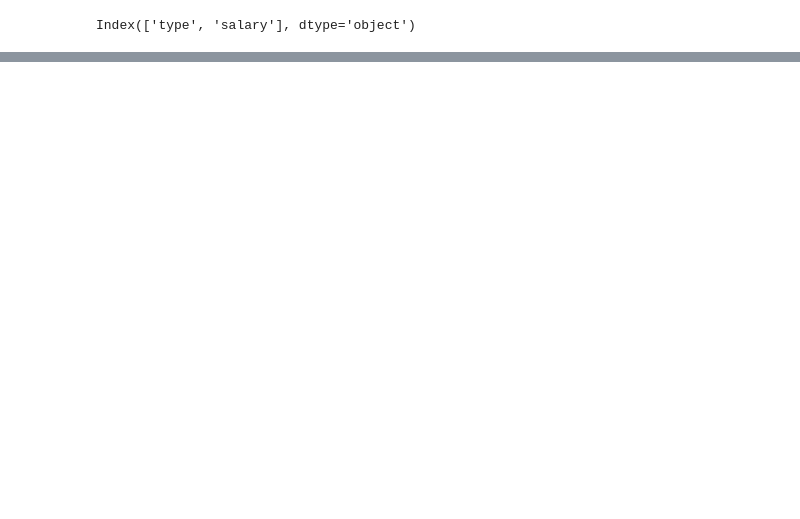
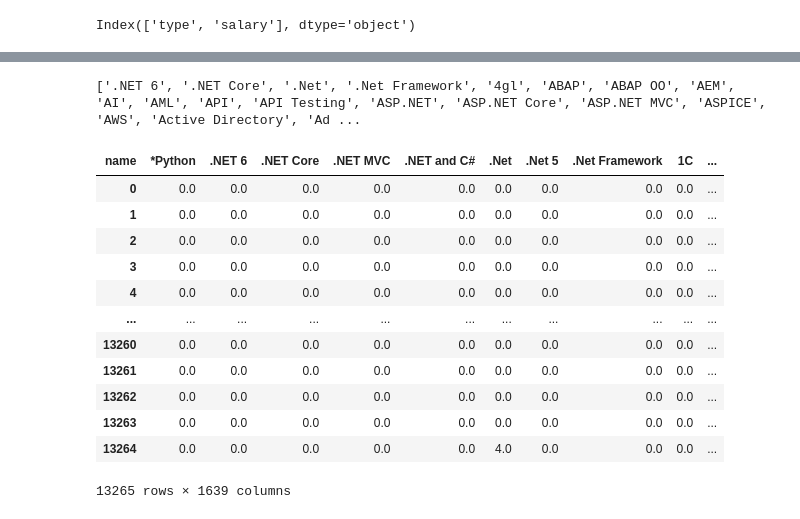
Before and after one commit to dmarszalik/predict_salaries, a Jupyter notebook: predict_salaries.ipynb, the cells around one changed output, grey strips where cells are left out. Saved outputs shown, nothing was run; the diff lists cells and outputs as text; code cells hidden in the pictures; blank space fills up the shorter version.

```diff
--- a/predict_salaries.ipynb
+++ b/predict_salaries.ipynb
@@ -190,0 +96,45 @@ result_df.to_csv(filepath)
+# %%
+cols = [col for col in pivot_df.columns]
+counts = Counter(cols)
+duplicates = [value for value, count in counts.items() if count > 1]
+
+print(duplicates)
+# %% [output]
+['.NET 6', '.NET Core', '.Net', '.Net Framework', '4gl', 'ABAP', 'ABAP OO', 'AEM', 'AI', 'AML', 'API', 'API Testing', 'ASP.NET', 'ASP.NET Core', 'ASP.NET MVC', 'ASPICE', 'AWS', 'Active Directory', 'Ad ...
+# %%
+for duplicate in duplicates:
+    pivot_df1.rename(columns={duplicate: f"{duplicate}__1"}, inplace=True)
+    pivot_df2.rename(columns={duplicate: f"{duplicate}__2"}, inplace=True)
+# %%
+pivot_df = pd.concat([pivot_df0, pivot_df1, pivot_df2], axis=1)
+# %%
+for duplicate in duplicates:
+    try:
+        pivot_df[duplicate] = pivot_df[duplicate] + pivot_df[f'{duplicate}__1']
+    except:
+        pass
+    try:
+        pivot_df[duplicate] = pivot_df[duplicate]+ pivot_df[f'{duplicate}__2']
+    except:
+        pass
+
+    try:
+        pivot_df.drop(columns=[f'{duplicate}__1',f'{duplicate}__2'], inplace=True)
+    except:
+        pass
+# %%
+pivot_df
+# %% [output]
+| name | *Python | .NET 6 | .NET Core | .NET MVC | .NET and C# | .Net | .Net 5 | .Net Framework | 1C | ... |
+| 0 | 0.0 | 0.0 | 0.0 | 0.0 | 0.0 | 0.0 | 0.0 | 0.0 | 0.0 | ... |
+| 1 | 0.0 | 0.0 | 0.0 | 0.0 | 0.0 | 0.0 | 0.0 | 0.0 | 0.0 | ... |
+| 2 | 0.0 | 0.0 | 0.0 | 0.0 | 0.0 | 0.0 | 0.0 | 0.0 | 0.0 | ... |
+| 3 | 0.0 | 0.0 | 0.0 | 0.0 | 0.0 | 0.0 | 0.0 | 0.0 | 0.0 | ... |
+| 4 | 0.0 | 0.0 | 0.0 | 0.0 | 0.0 | 0.0 | 0.0 | 0.0 | 0.0 | ... |
+| ... | ... | ... | ... | ... | ... | ... | ... | ... | ... | ... |
+| 13260 | 0.0 | 0.0 | 0.0 | 0.0 | 0.0 | 0.0 | 0.0 | 0.0 | 0.0 | ... |
+| 13261 | 0.0 | 0.0 | 0.0 | 0.0 | 0.0 | 0.0 | 0.0 | 0.0 | 0.0 | ... |
+| 13262 | 0.0 | 0.0 | 0.0 | 0.0 | 0.0 | 0.0 | 0.0 | 0.0 | 0.0 | ... |
+| 13263 | 0.0 | 0.0 | 0.0 | 0.0 | 0.0 | 0.0 | 0.0 | 0.0 | 0.0 | ... |
+| 13264 | 0.0 | 0.0 | 0.0 | 0.0 | 0.0 | 4.0 | 0.0 | 0.0 | 0.0 | ... |
+13265 rows × 1639 columns
```
Also changed, not shown: parts of 40 cells of this notebook.
